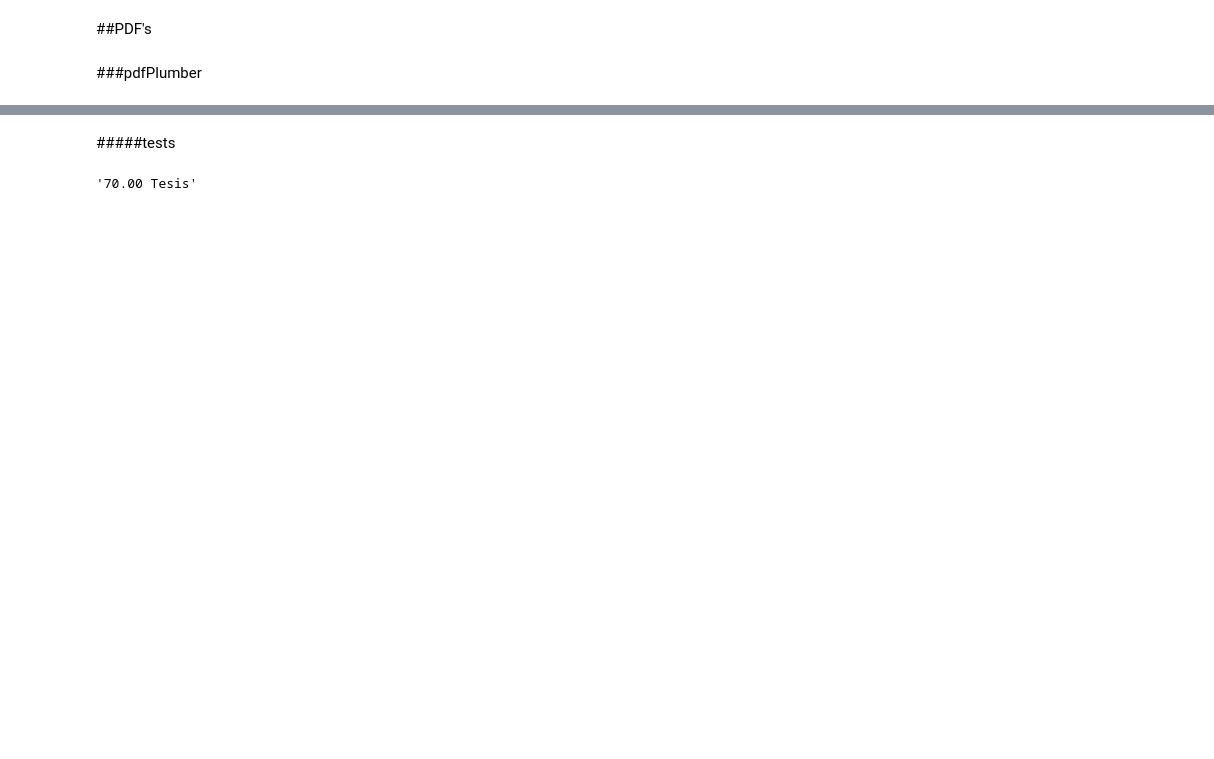
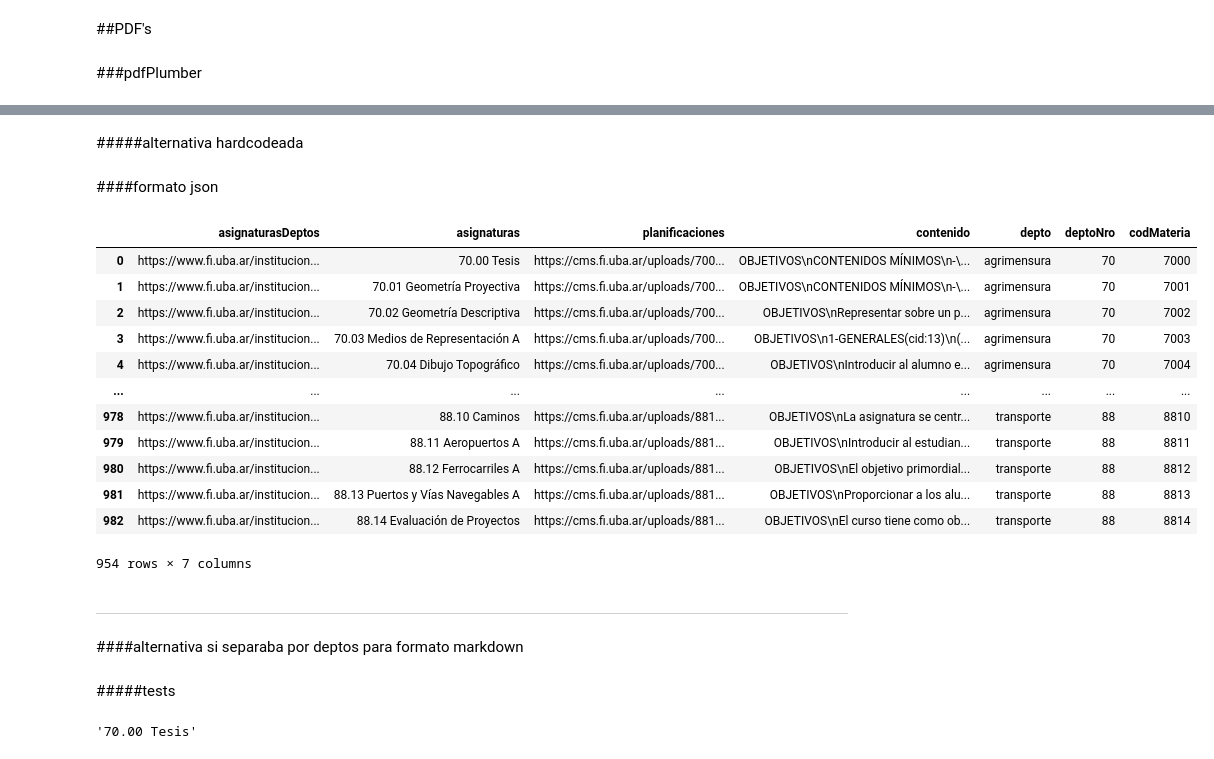
Before and after one commit to AlePaff/FIUBA-knowledge, a Jupyter notebook: procesamiento_de_archivos.ipynb, the cells around one changed output, grey strips where cells are left out. Cells and saved outputs as stored; diff of their text form; code cells hidden in the pictures; blank space fills up the shorter version.

```diff
--- a/procesamiento_de_archivos.ipynb
+++ b/procesamiento_de_archivos.ipynb
@@ -182,0 +201,10 @@ False
+# %%
+# https://stackoverflow.com/questions/36108377/how-to-use-the-split-function-on-every-row-in-a-dataframe-in-python
+f = lambda x: x["asignaturasDeptos"].split("/")[5]
+nroDepto = lambda x: x["asignaturas"].split(".")[0]
+codMateria = lambda x: (x["asignaturas"].split(" ")[0]).replace(".","")   #toma 70.20 y lo convierte en 7020
+
+textos["depto"] = textos.apply(f, axis=1)
+textos["deptoNro"] = textos.apply(nroDepto, axis=1)
+textos["codMateria"] = textos.apply(codMateria, axis=1)
+textos.head(3)
@@ -183 +268,3 @@ False
+# %% [markdown]
+#####alternativa hardcodeada
 # %%
@@ -203,0 +292,18 @@ deptos = [agrimensura,computacion,departamentodeconstruccionesyestructuras,elect
+# %% [markdown]
+####formato json
+# %%
+textos
+# %% [output]
+|  | asignaturasDeptos | asignaturas | planificaciones | contenido | depto | deptoNro | codMateria |
+| 0 | https://www.fi.uba.ar/institucion... | 70.00 Tesis | https://cms.fi.uba.ar/uploads/700... | OBJETIVOS\nCONTENIDOS MÍNIMOS\n-\... | agrimensura | 70 | 7000 |
+| 1 | https://www.fi.uba.ar/institucion... | 70.01 Geometría Proyectiva | https://cms.fi.uba.ar/uploads/700... | OBJETIVOS\nCONTENIDOS MÍNIMOS\n-\... | agrimensura | 70 | 7001 |
+| 2 | https://www.fi.uba.ar/institucion... | 70.02 Geometría Descriptiva | https://cms.fi.uba.ar/uploads/700... | OBJETIVOS\nRepresentar sobre un p... | agrimensura | 70 | 7002 |
+| 3 | https://www.fi.uba.ar/institucion... | 70.03 Medios de Representación A | https://cms.fi.uba.ar/uploads/700... | OBJETIVOS\n1-GENERALES(cid:13)\n(... | agrimensura | 70 | 7003 |
+| 4 | https://www.fi.uba.ar/institucion... | 70.04 Dibujo Topográfico | https://cms.fi.uba.ar/uploads/700... | OBJETIVOS\nIntroducir al alumno e... | agrimensura | 70 | 7004 |
+| ... | ... | ... | ... | ... | ... | ... | ... |
+| 978 | https://www.fi.uba.ar/institucion... | 88.10 Caminos | https://cms.fi.uba.ar/uploads/881... | OBJETIVOS\nLa asignatura se centr... | transporte | 88 | 8810 |
+| 979 | https://www.fi.uba.ar/institucion... | 88.11 Aeropuertos A | https://cms.fi.uba.ar/uploads/881... | OBJETIVOS\nIntroducir al estudian... | transporte | 88 | 8811 |
+| 980 | https://www.fi.uba.ar/institucion... | 88.12 Ferrocarriles A | https://cms.fi.uba.ar/uploads/881... | OBJETIVOS\nEl objetivo primordial... | transporte | 88 | 8812 |
+| 981 | https://www.fi.uba.ar/institucion... | 88.13 Puertos y Vías Navegables A | https://cms.fi.uba.ar/uploads/881... | OBJETIVOS\nProporcionar a los alu... | transporte | 88 | 8813 |
+| 982 | https://www.fi.uba.ar/institucion... | 88.14 Evaluación de Proyectos | https://cms.fi.uba.ar/uploads/881... | OBJETIVOS\nEl curso tiene como ob... | transporte | 88 | 8814 |
+954 rows × 7 columns
@@ -204,3 +326,7 @@ deptos = [agrimensura,computacion,departamentodeconstruccionesyestructuras,elect
+# %% [markdown]
+---
+# %% [markdown]
+####alternativa si separaba por deptos para formato markdown
 # %%
 #formato markdown
 mdDeptos = []
```
Also changed, not shown: parts of 32 cells of this notebook, 4 other files.
